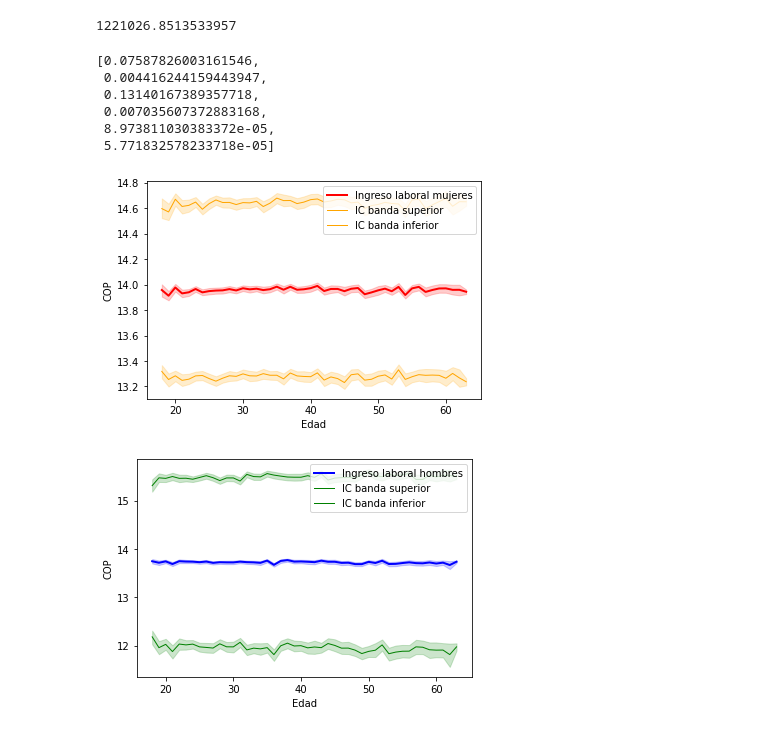
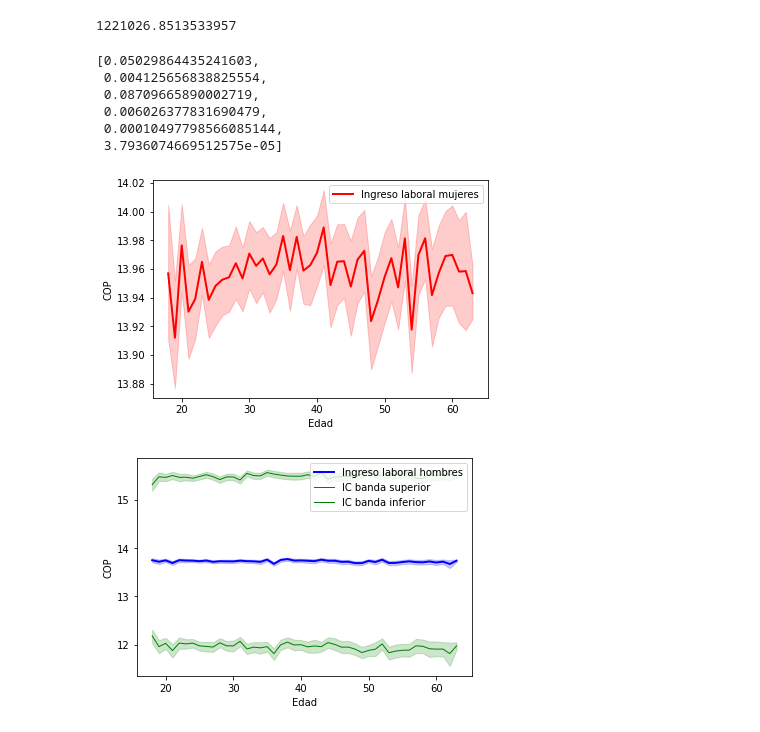
Before and after one commit to sdpinilla18/PS1_BD-ML, a Jupyter notebook: PS1_BD.ipynb, the cells around one changed output. Drawn from its saved outputs; the diff is of its cells as text; code cells hidden in the pictures.

```diff
--- a/PS1_BD.ipynb
+++ b/PS1_BD.ipynb
@@ -399,17 +399,17 @@ for j in range(0,6):
         return results.params[j]
 
     dist = bp.EmpiricalDistribution(dfi)
-    sea=bp.standard_error(dist, estimador3, B=1000)
+    sea=bp.standard_error(dist, estimador3, B=5)
     seboot[j]=sea
 
 seboot
 # %% [output]
-[0.07587826003161546,
- 0.004416244159443947,
- 0.13140167389357718,
- 0.007035607372883168,
- 8.973811030383372e-05,
- 5.771832578233718e-05]
+[0.05029864435241603,
+ 0.004125656838825554,
+ 0.08709665890002719,
+ 0.006026377831690479,
+ 0.00010497798566085144,
+ 3.7936074669512575e-05]
 # %%
 
 for k in range(0,6):
@@ -432,23 +432,23 @@ yhatp3h=np.ma.masked_where(dfi['female']==0, yhatp3)
 # %%
 #Figura 2m
 x_f2m=pd.DataFrame(dfi['age'])
 x_f2m["Edad"]=x_f2m
 y_f2m=pd.DataFrame(yhatp3m)
 y_f2m["COP"]=y_f2m
 z_f2m=pd.DataFrame(yhatlowm)
 z_f2m["3"]=z_f2m
 w_f2m=pd.DataFrame(yhatupperm)
 w_f2m["4"]=w_f2m
 
 plot_data2m=pd.concat([x_f2m,y_f2m,z_f2m,w_f2m], axis=1, join="inner")
 plot_data2m
 
 fig, ax = plt.subplots()
 ax= sns.lineplot(x='Edad', y='COP', data=plot_data2m, label='Ingreso laboral mujeres', linewidth=2, color="red")
-ax2 = sns.lineplot(x='Edad', y='4', data=plot_data2m, label='IC banda superior', linewidth=1, color="orange")
-ax1 = sns.lineplot(x='Edad', y='3', data=plot_data2m, label='IC banda inferior', linewidth=1, color="orange")
+#ax2 = sns.lineplot(x='Edad', y='4', data=plot_data2m, label='IC banda superior', linewidth=1, color="orange")
+#ax1 = sns.lineplot(x='Edad', y='3', data=plot_data2m, label='IC banda inferior', linewidth=1, color="orange")
 # %% [output]
-[figure, old version]
+[figure, new version]
 # %%
 #Figura 2h
 x_f2h=pd.DataFrame(dfi['age'])
```
Also changed, not shown: parts of 1 cell of this notebook.
